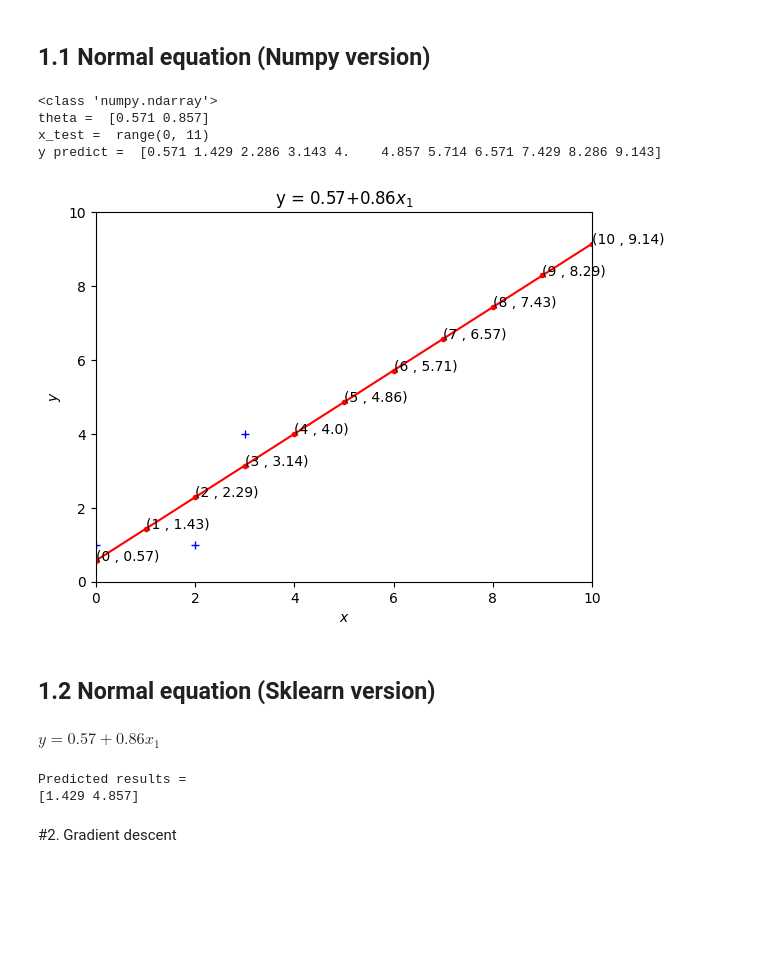
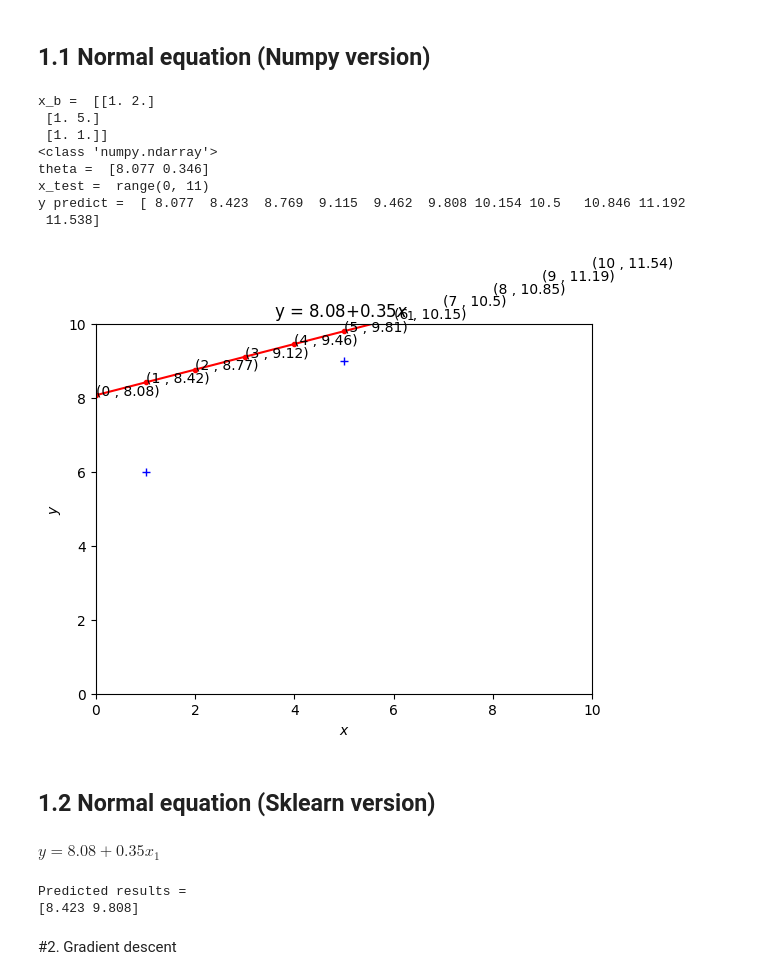
Before and after one commit to ekaratnida/Applied-machine-learning, a Jupyter notebook: Week02-LR/Lab2.ipynb, the cells around one changed output. Drawn from its saved outputs; the diff is of its cells as text; code cells hidden in the pictures; blank space fills up the shorter version.

```diff
--- a/Week02-LR/Lab2.ipynb
+++ b/Week02-LR/Lab2.ipynb
@@ -6,45 +6,50 @@
 import numpy as np
 np.set_printoptions(precision=3)
 
-x = np.array([0,2,3])
-y = np.array([1,1,4])
+x = np.array([2,5,1])
+y = np.array([12,9,6])
 x_b = np.c_[np.ones((len(x),1)),x]
+print("x_b = ",x_b)
 
 #call inverse function from linear algebra module
 theta = np.linalg.pinv(x_b.T.dot(x_b)).dot(x_b.T).dot(y)
 print(type(theta))
 print("theta = ", theta)
 
 #prediction
 x_t = range(0,11)
 x_t_b = np.c_[np.ones((len(x_t),1)), x_t]
 y_p = x_t_b.dot(theta)
 print("x_test = ",x_t)
 print("y predict = ",y_p)
 
 import matplotlib.pyplot as plt
 plt.title("y = "+str(np.round(theta[0],2))+"+"+str(np.round(theta[1],2))+r"$x_1$")
 plt.plot(x_t, y_p,"r.-")
 plt.plot(x, y, "b+")
 for x,y in zip(x_t, y_p):
   plt.text( x ,y, f"({np.round(x,2)} , {np.round(y,2)})")
 plt.axis([0,10,0,10])
 plt.xlabel(r'$x$')
 plt.ylabel(r'$y$')
 plt.show()
 # %% [output]
+x_b =  [[1. 2.]
+ [1. 5.]
+ [1. 1.]]
 <class 'numpy.ndarray'>
-theta =  [0.571 0.857]
+theta =  [8.077 0.346]
 x_test =  range(0, 11)
-y predict =  [0.571 1.429 2.286 3.143 4.    4.857 5.714 6.571 7.429 8.286 9.143]
+y predict =  [ 8.077  8.423  8.769  9.115  9.462  9.808 10.154 10.5   10.846 11.192
+ 11.538]
-[figure, old version]
+[figure, new version]
 # %% [markdown]
 ## 1.2 Normal equation (Sklearn version)
 # %%
 from IPython.display import display, Latex
 from sklearn.linear_model import LinearRegression
-x = np.array([[0,2,3]]).T
-y = np.array([1,1,4])
+x = np.array([[2,5,1]]).T
+y = np.array([12,9,6])
 
 lin_reg = LinearRegression()
 lin_reg.fit(x, y)
@@ -54,9 +59,9 @@ ans = lin_reg.predict(x_n)
 print("Predicted results = ")
 print(ans)
 # %% [output]
-$y = 0.57+0.86x_1$
+$y = 8.08+0.35x_1$
 Predicted results =
-[1.429 4.857]
+[8.423 9.808]
 # %% [markdown]
 #2. Gradient descent
 # %%
```
Also changed, not shown: parts of 4 cells of this notebook.
